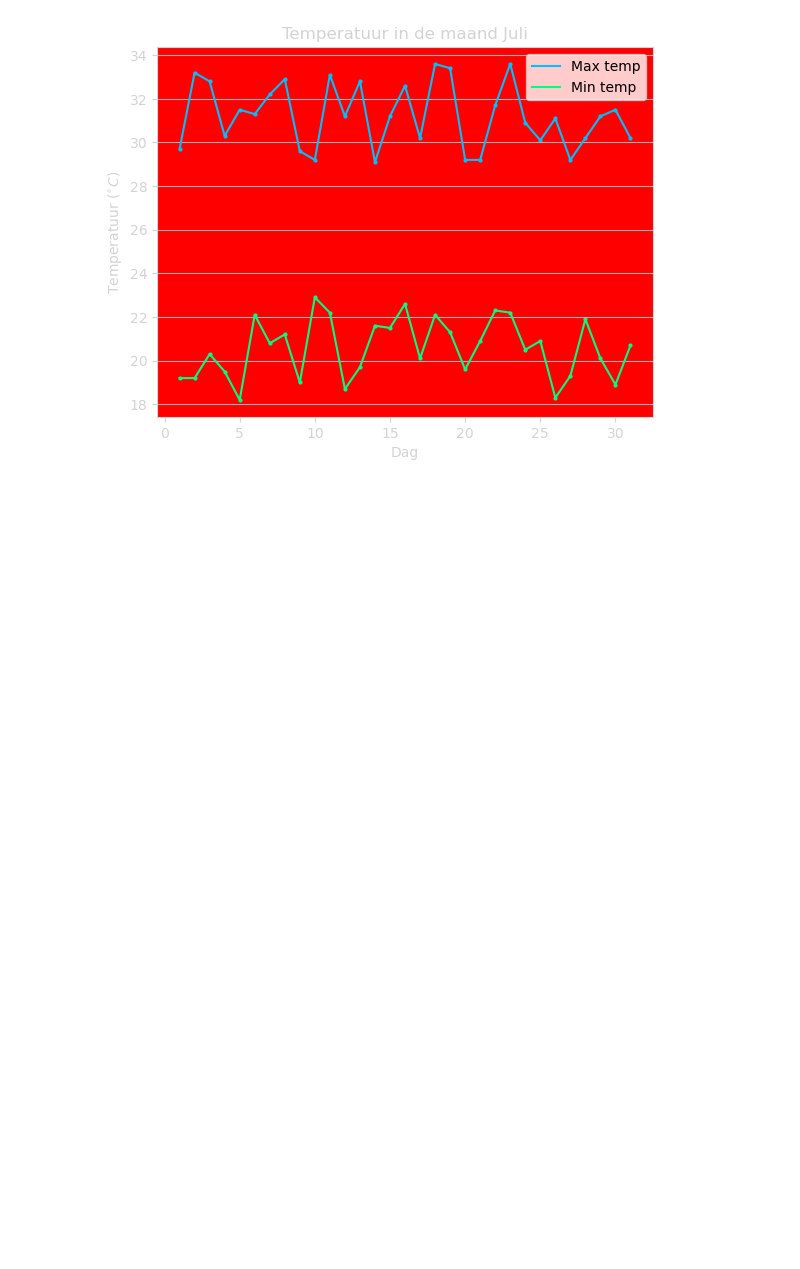
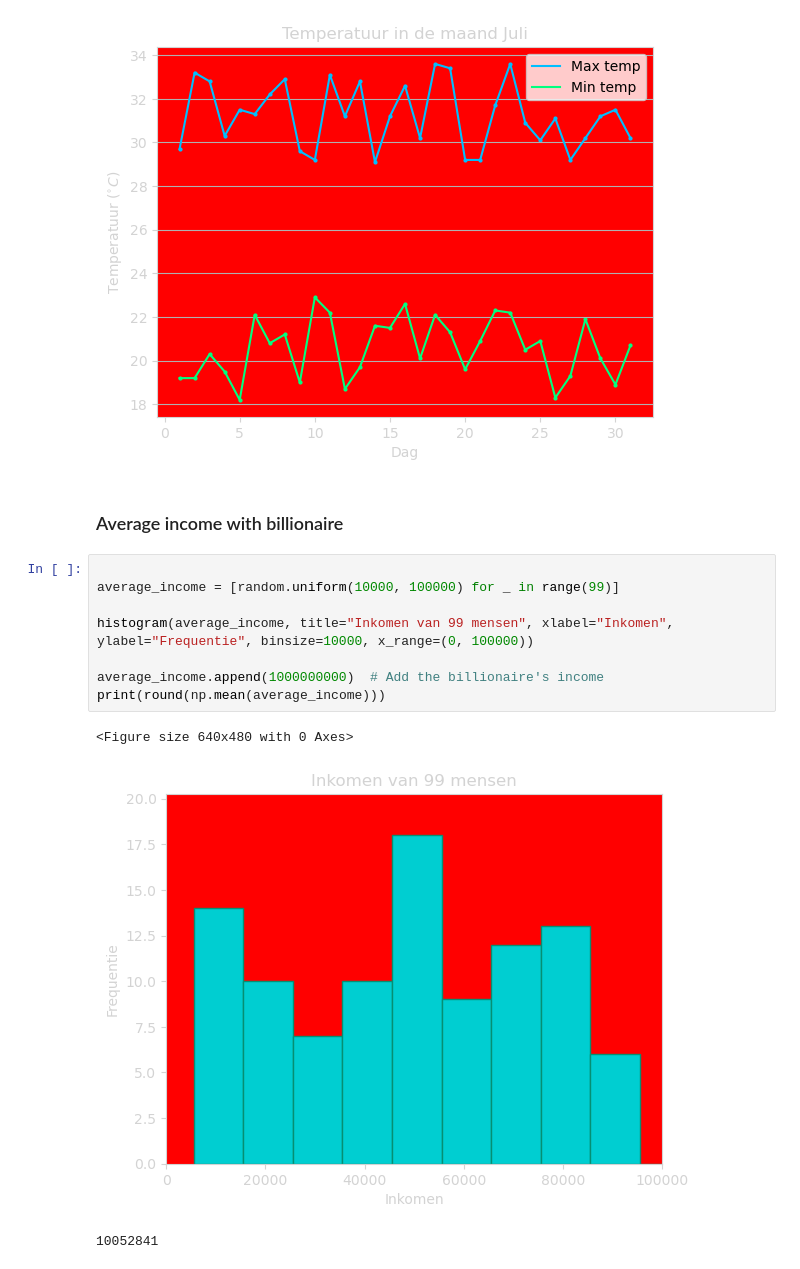
Before and after one commit to M-Serrano-Altena/Wiskundewijs, a Jupyter notebook: src/Statistiek/statistiek.ipynb, the cells around one changed output. Cells and saved outputs as stored; diff of their text form; blank space fills up the shorter version.

```diff
--- a/src/Statistiek/statistiek.ipynb
+++ b/src/Statistiek/statistiek.ipynb
@@ -288,3 +317,17 @@ lijndiagram(max_temp, min_temp, title=titel, xlabel=xlabel, ylabel=ylabel, data_
 [19.2, 19.2, 20.3, 19.5, 18.2, 22.1, 20.8, 21.2, 19.0, 22.9, 22.2, 18.7, 19.7, 21.6, 21.5, 22.6, 20.1, 22.1, 21.3, 19.6, 20.9, 22.3, 22.2, 20.5, 20.9, 18.3, 19.3, 21.9, 20.1, 18.9, 20.7]
 <Figure size 640x480 with 0 Axes>
 [figure]
+# %% [markdown]
+### Average income with billionaire
+# %%
+
+average_income = [random.uniform(10000, 100000) for _ in range(99)]
+
+histogram(average_income, title="Inkomen van 99 mensen", xlabel="Inkomen", ylabel="Frequentie", binsize=10000, x_range=(0, 100000))
+
+average_income.append(1000000000)  # Add the billionaire's income
+print(round(np.mean(average_income)))
+# %% [output]
+<Figure size 640x480 with 0 Axes>
+[figure, added]
+10052841
```
Also changed, not shown: parts of 3 cells of this notebook, 10 other files.
